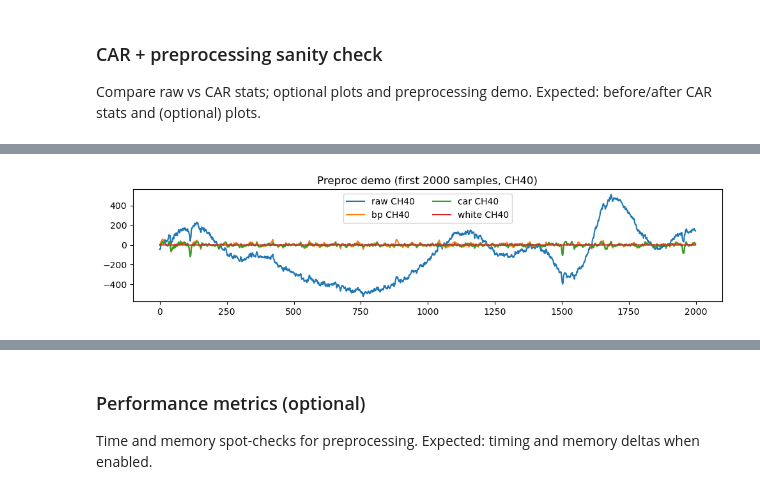
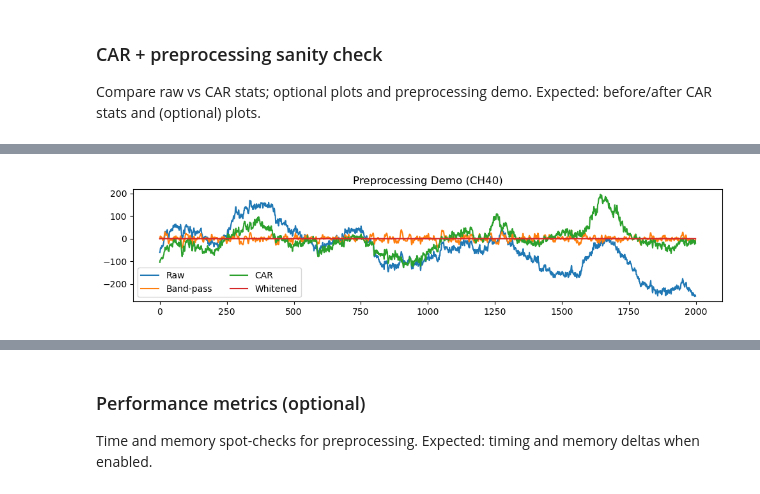
Before and after one commit to ryo-uia/neuroscience_projects, a Jupyter notebook: SpikeSorting/Analysis/sc2_presort_checks.ipynb, the cells around one changed output, grey strips where cells are left out. Drawn from its saved outputs; the diff is of its cells as text; code cells hidden in the pictures.

```diff
--- a/SpikeSorting/Analysis/sc2_presort_checks.ipynb
+++ b/SpikeSorting/Analysis/sc2_presort_checks.ipynb
@@ -1034,7 +1203,7 @@ Run the trace snippet cell first to populate `traces_snippet`.
 Expected: a PSD plot (or a prompt to run the snippet cell).
 # %%
 if "traces_snippet" not in globals() or "fs" not in globals():
-    print("Trace snippet not found; run the trace snippet cell first.")
+    print("Trace Snippet Not Found; Run The Trace Snippet Cell First.")
 else:
     # Simple PSD on one channel (scaled snippet).
     ch_idx = 0
@@ -1046,7 +1215,19 @@ else:
     ax.set_xlim(0, 3000)
     ax.set_xlabel('Frequency (Hz)')
     ax.set_ylabel('PSD (arb)')
-    ax.set_title(f'PSD (channel {rec_slice.channel_ids[ch_idx]})')
+    chan_label = None
+    if 'rec_plot' in globals():
+        try:
+            chan_label = rec_plot.channel_ids[ch_idx]
+        except Exception:
+            chan_label = None
+    if chan_label is None and 'rec_slice' in globals():
+        try:
+            chan_label = rec_slice.channel_ids[ch_idx]
+        except Exception:
+            chan_label = None
+    src = trace_source_used if 'trace_source_used' in globals() else 'unknown'
+    ax.set_title(f'PSD ({chan_label if chan_label is not None else ch_idx}; Source={src})')
     plt.tight_layout()
     plt.show()
 # %% [output]
@@ -1056,17 +1237,17 @@ else:
 Compare raw vs CAR stats; optional plots and preprocessing demo.
 Expected: before/after CAR stats and (optional) plots.
 # %%
-# Tetrode-only. Skip when RUN_TETRODE_CHECKS is False.
+# Group-level diagnostics: CAR behavior + SI preprocessing demo.
 if SKIP_NOISY_CELLS or not RUN_TETRODE_CHECKS:
-    print('Skipping tetrode-only cell (set RUN_TETRODE_CHECKS=True to run).')
+    print('Skipping Group-Level Diagnostics Cell (Set RUN_TETRODE_CHECKS=True To Run).')
 else:
     from spikeinterface.preprocessing import common_reference
 
-    CAR_MODE = "global"  # "tetrode" or "global"
+    CAR_MODE = "global"  # "group" = pipeline groups (2/4-ch), "global" = one all-channel group
     CAR_OPERATOR = "median"  # "median" or "average"
-    COMPARE_CAR_MODES = True  # print global vs tetrode CAR stats side-by-side
+    COMPARE_CAR_MODES = True  # print global vs group CAR stats side-by-side
     PLOT_CAR = True
-    PLOT_CAR_COMPARE = True  # plot raw vs global and raw vs tetrode
+    PLOT_CAR_COMPARE = True  # plot Raw vs Global CAR and Raw vs Group CAR
     PLOT_SAMPLES = 2000
     PLOT_STRIDE = 1
     PLOT_CH_ID = None  # e.g., "CH40" (takes precedence if set)
@@ -1075,19 +1256,19 @@ else:
     BIPOLAR_CHECK = True
     BIPOLAR_Z = 3.0  # z-score threshold on raw trace
     BIPOLAR_MIN_HITS = 25  # minimum suprathreshold samples to report
-    BIPOLAR_MODES = ("global", "tetrode")
+    BIPOLAR_MODES = ("global", "group")  # compare both CAR grouping modes
 
-
-    RUN_PREPROC_DEMO = True
-    PREPROC_MODE = "rec_slice"
-    PREPROC_PIPELINE = "sequential"  # "sequential" or "independent"
+    RUN_PREPROC_DEMO = True  # SI preprocess sanity demo (not SC2-internal preprocessing)
+    PREPROC_MODE = "rec_slice"  # demo source: "rec_slice" (if available) or "recording"
+    PREPROC_PIPELINE = "independent"  # "sequential": raw -> bp -> car -> white
+    # "independent": bp from raw, car from raw, white from raw (no chaining)
     PREPROC_PLOT = True
-    PREPROC_SHOW = ("raw", "bp", "car", "white")  # subset to show
-    FREQ_MIN, FREQ_MAX = 300, 6000
+    PREPROC_SHOW = ("raw", "bp", "car", "white")  # subset of base traces to print/plot
+    FREQ_MIN, FREQ_MAX = 300, 6000  # SI demo band-pass range
     PREPROC_SECONDS = 1
     PREPROC_PLOT_SAMPLES = 2000
     PREPROC_PLOT_STRIDE = 1
-    WHITEN_MODE = "global"  # "global" or "local"
+    WHITEN_MODE = "local"  # "global" or "local"
     WHITEN_RADIUS_UM = 100.0  # used when WHITEN_MODE == "local"
 
     def get_targets():
@@ -1134,7 +1315,7 @@ else:
         print(f"CAR mode: {CAR_MODE}")
         fs = rec_obj.get_sampling_frequency()
 
-        print("n_channels:", rec_obj.get_num_channels())
+        print("Channel count:", rec_obj.get_num_channels())
         print("native dtype:", rec_obj.get_dtype())
         print("has_probe:", getattr(rec_obj, "has_probe", lambda: False)())
 
@@ -1173,7 +1354,7 @@ else:
         print(f"CAR snippet RMS (scaled if available): {np.sqrt(np.mean(snip_car**2)):.2f}")
 
         if COMPARE_CAR_MODES:
-            for mode in ("global", "tetrode"):
+            for mode in ("global", "group"):
                 groups_cmp, dropped_cmp = build_groups(rec_obj, mode)
                 rec_cmp = common_reference(rec_obj, reference="global", operator=CAR_OPERATOR, groups=groups_cmp)
                 snip_cmp = get_traces_scaled(rec_cmp, start_frame=0, end_frame=int(fs * SNIP_SECONDS))
@@ -1185,8 +1366,9 @@ else:
                     size_range = f"{min(sizes)}-{max(sizes)}"
                 else:
                     size_range = "n/a"
+                mode_label = "Global" if mode == "global" else "Group"
                 print(
-                    f"{mode} CAR: groups {len(groups_cmp)} (size range {size_range}, dropped {dropped_cmp}); "
+                    f"{mode_label} CAR: groups {len(groups_cmp)} (size range {size_range}, dropped {dropped_cmp}); "
                     f"mean {mean:.2f}, median {median:.2f}, RMS {rms:.2f}"
                 )
 
@@ -1203,9 +1385,9 @@ else:
         for ax, (label, raw, car, ch_id, ch_idx) in zip(axes, snippets):
             n = min(PLOT_SAMPLES, raw.shape[0])
             plot_slice = slice(0, n, PLOT_STRIDE)
-            ax.plot(raw[plot_slice, ch_idx], label=f"raw {ch_id}")
-            ax.plot(car[plot_slice, ch_idx], label=f"CAR {ch_id}")
-            ax.set_title(f"{label} (first {n} samples, {ch_id})")
+            ax.plot(raw[plot_slice, ch_idx], label="Raw")
+            ax.plot(car[plot_slice, ch_idx], label="CAR")
+            ax.set_title(f"{ch_id}")
             ax.legend(loc="upper right")
 
         axes[-1].set_xlabel("Samples")
@@ -1231,20 +1413,20 @@ else:
                 rec_global = common_reference(rec_obj, reference="global", operator=CAR_OPERATOR, groups=groups_global)
                 snip_global = get_traces_scaled(rec_global, start_frame=0, end_frame=end)
 
-                groups_tet, _ = build_groups(rec_obj, "tetrode")
-                rec_tet = common_reference(rec_obj, reference="global", operator=CAR_OPERATOR, groups=groups_tet)
-                snip_tet = get_traces_scaled(rec_tet, start_frame=0, end_frame=end)
+                groups_grp, _ = build_groups(rec_obj, "group")
+                rec_grp = common_reference(rec_obj, reference="global", operator=CAR_OPERATOR, groups=groups_grp)
+                snip_grp = get_traces_scaled(rec_grp, start_frame=0, end_frame=end)
 
                 ax_g = axes[row_idx][0]
                 ax_t = axes[row_idx][1]
-                ax_g.plot(snippet_raw[:, ch_idx], label=f"raw {ch_id}")
-                ax_g.plot(snip_global[:, ch_idx], label=f"global CAR {ch_id}")
-                ax_g.set_title(f"{label}: raw vs global CAR")
+                ax_g.plot(snippet_raw[:, ch_idx], label="Raw")
+                ax_g.plot(snip_global[:, ch_idx], label="Global CAR")
+                ax_g.set_title(f"{ch_id}: Raw vs Global CAR")
                 ax_g.legend(loc="upper right")
 
-                ax_t.plot(snippet_raw[:, ch_idx], label=f"raw {ch_id}")
-                ax_t.plot(snip_tet[:, ch_idx], label=f"tetrode CAR {ch_id}")
-                ax_t.set_title(f"{label}: raw vs tetrode CAR")
+                ax_t.plot(snippet_raw[:, ch_idx], label="Raw")
+                ax_t.plot(snip_grp[:, ch_idx], label="Group CAR")
+                ax_t.set_title(f"{ch_id}: Raw vs Group CAR")
                 ax_t.legend(loc="upper right")
 
             axes[-1][0].set_xlabel("Samples")
@@ -1289,9 +1471,11 @@ else:
                 car = get_traces_scaled(rec_cmp, start_frame=0, end_frame=end)[:, plot_idx]
                 score, hits = bipolar_score(raw, car, BIPOLAR_Z, BIPOLAR_MIN_HITS)
                 if score is None:
-                    print(f"{mode} CAR: not enough high-amplitude samples (hits={hits})")
+                    mode_label = "Global" if mode == "global" else "Group"
+                    print(f"{mode_label} CAR: not enough high-amplitude samples (hits={hits})")
                 else:
-                    print(f"{mode} CAR: sign-flip fraction {score:.2f} (hits={hits})")
+                    mode_label = "Global" if mode == "global" else "Group"
+                    print(f"{mode_label} CAR: sign-flip fraction {score:.2f} (hits={hits})")
         except Exception as exc:
             print(f"Bipolar check failed: {exc}")
 
@@ -1317,6 +1501,7 @@ else:
         whiten_kwargs = dict(dtype="float32", mode=whiten_mode)
         if whiten_mode == "local":
             whiten_kwargs["radius_um"] = WHITEN_RADIUS_UM
+        print(f"Whitening mode used: {whiten_mode}" + (f", radius_um={WHITEN_RADIUS_UM}" if whiten_mode == "local" else ""))
         if PREPROC_PIPELINE == "independent":
             rec_car = spre.common_reference(rec_demo, reference="global", operator=CAR_OPERATOR, groups=groups_car)
             rec_white = spre.whiten(rec_demo, **whiten_kwargs)
@@ -1335,22 +1520,24 @@ else:
         print(f"--- Preprocessing demo ({demo_label}) ---")
         print(f"Pipeline: {PREPROC_PIPELINE}")
         print(f"Groups for CAR: {len(groups_car)}")
+
         order = ["raw", "bp", "car", "white"]
         if PREPROC_SHOW is None:
             show = set(order)
         elif isinstance(PREPROC_SHOW, str):
             show = {PREPROC_SHOW.lower()}
         else:
-            show = {s.lower() for s in PREPROC_SHOW}
+            show = {str(s).lower() for s in PREPROC_SHOW}
         if not show:
             show = set(order)
 
+        display_name = {"raw": "Raw", "bp": "Band-pass", "car": "CAR", "white": "Whitened"}
         for name in order:
             if name not in show:
                 continue
             arr = {"raw": raw, "bp": bp, "car": car, "white": white}[name]
             print(
-                f"{name} stats (scaled if available): min {arr.min():.2f}, max {arr.max():.2f}, mean {arr.mean():.2f}"
+                f"{display_name.get(name, name)} stats (scaled if available): min {arr.min():.2f}, max {arr.max():.2f}, mean {arr.mean():.2f}"
             )
 
         if PREPROC_PLOT:
@@ -1359,15 +1546,15 @@ else:
             plot_slice = slice(0, n, PREPROC_PLOT_STRIDE)
             plt.figure(figsize=(10, 2.5))
             if "raw" in show:
-                plt.plot(raw[plot_slice, 0], label=f"raw {ch0}")
+                plt.plot(raw[plot_slice, 0], label="Raw")
             if "bp" in show:
-                plt.plot(bp[plot_slice, 0], label=f"bp {ch0}")
+                plt.plot(bp[plot_slice, 0], label="Band-pass")
             if "car" in show:
-                plt.plot(car[plot_slice, 0], label=f"car {ch0}")
+                plt.plot(car[plot_slice, 0], label="CAR")
             if "white" in show:
-                plt.plot(white[plot_slice, 0], label=f"white {ch0}")
+                plt.plot(white[plot_slice, 0], label="Whitened")
             plt.legend(ncol=2)
-            plt.title(f"Preproc demo (first {n} samples, {ch0})")
+            plt.title(f"Preprocessing Demo ({ch0})")
             plt.tight_layout()
             plt.show()
 # %% [output]
@@ -1404 +1592 @@ white stats (scaled if available): min -6.48, max 2.19, mean -0.01
-[figure, old version]
+[figure, new version]
```
Also changed, not shown: parts of 30 cells of this notebook, 5 other files.
